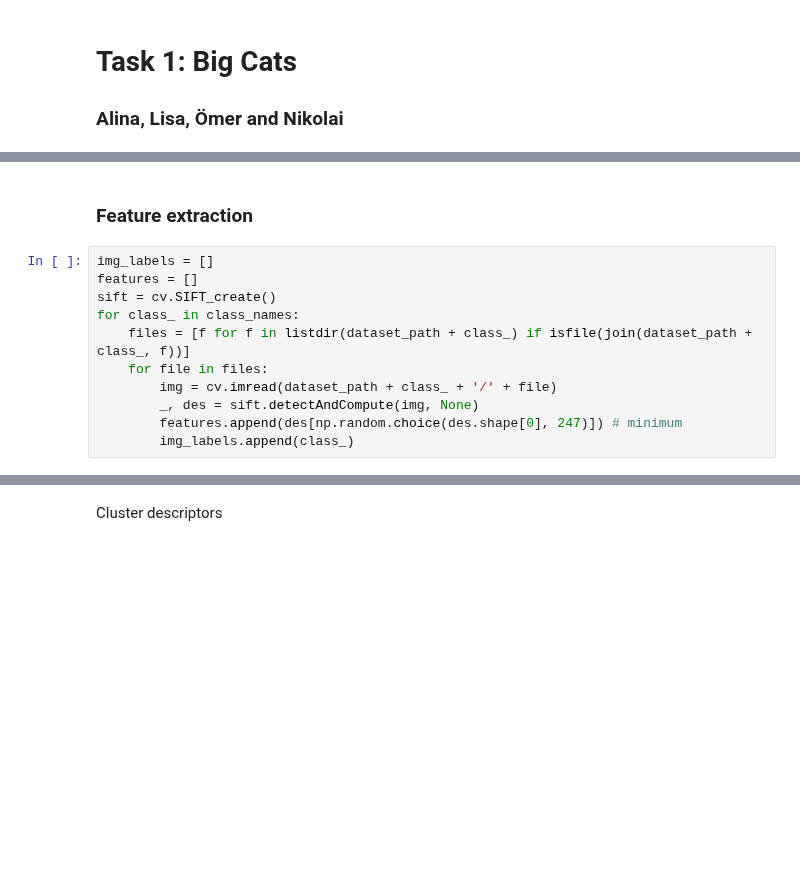
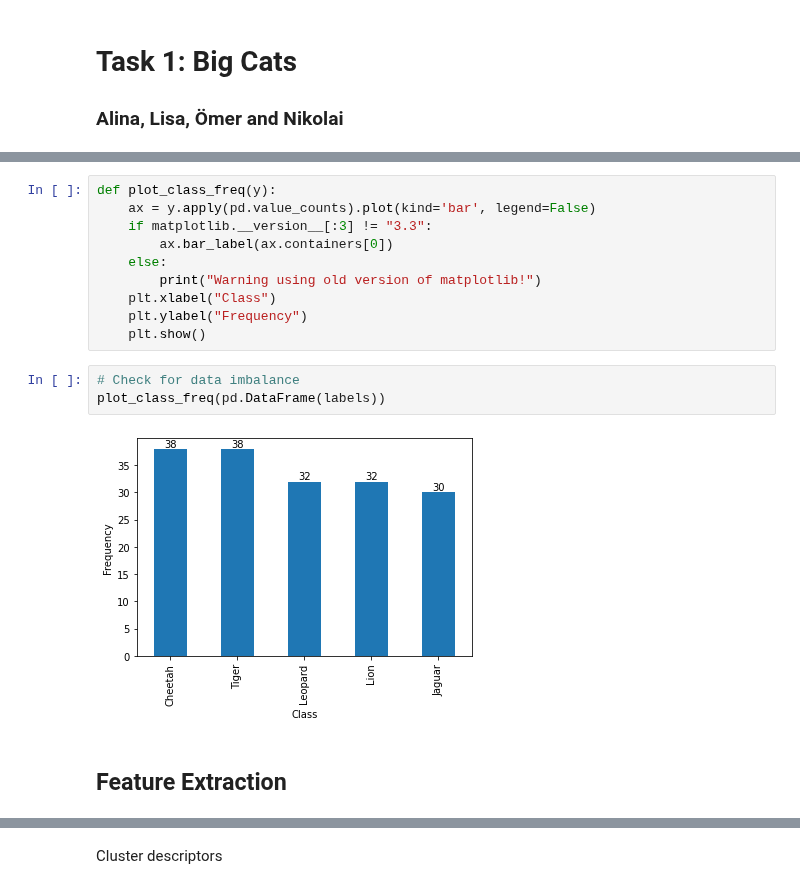
Before and after one commit to alina-dima/PR-for-AI, a Jupyter notebook: Assignment 2/BigCats/big_cats.ipynb, the cells around one changed output, grey strips where cells are left out. Saved outputs shown, nothing was run; the diff lists cells and outputs as text; blank space fills up the shorter version.

```diff
--- a/Assignment 2/BigCats/big_cats.ipynb
+++ b/Assignment 2/BigCats/big_cats.ipynb
@@ -41,13 +60,17 @@ plt.show()
+# %%
+def plot_class_freq(y):
+    ax = y.apply(pd.value_counts).plot(kind='bar', legend=False)
+    if matplotlib.__version__[:3] != "3.3":
+        ax.bar_label(ax.containers[0])
+    else:
+        print("Warning using old version of matplotlib!")
+    plt.xlabel("Class")
+    plt.ylabel("Frequency")
+    plt.show()
+# %%
+# Check for data imbalance
+plot_class_freq(pd.DataFrame(labels))
+# %% [output]
+[figure, added]
 # %% [markdown]
-### Feature extraction
+## Feature Extraction
-# %%
-img_labels = []
-features = []
-sift = cv.SIFT_create()
-for class_ in class_names:
-    files = [f for f in listdir(dataset_path + class_) if isfile(join(dataset_path + class_, f))]
-    for file in files:
-        img = cv.imread(dataset_path + class_ + '/' + file)
-        _, des = sift.detectAndCompute(img, None)
-        features.append(des[np.random.choice(des.shape[0], 247)]) # minimum
-        img_labels.append(class_)
```
Also changed, not shown: parts of 17 cells of this notebook.
